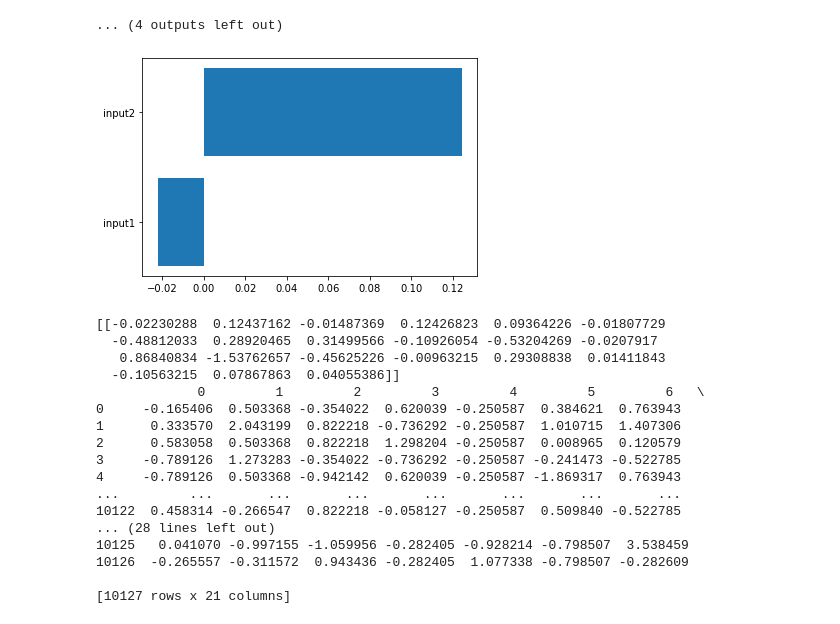
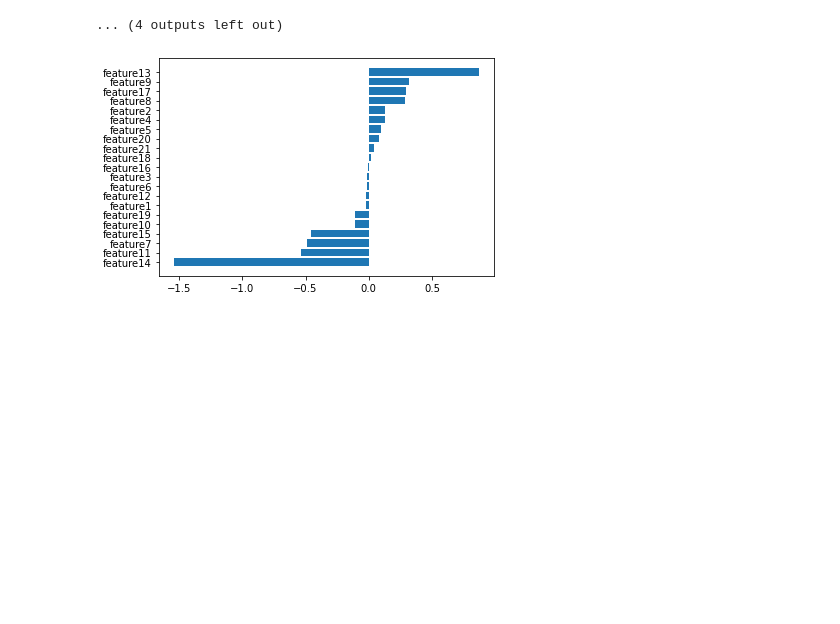
Before and after one commit to franciscoliu/Customer_churning, a Jupyter notebook: final_project.ipynb, the cells around one changed output. Drawn from its saved outputs; the diff is of its cells as text; code cells hidden in the pictures; blank space fills up the shorter version.

Commit message:
Update svm feature importance

```diff
--- a/final_project.ipynb
+++ b/final_project.ipynb
@@ -323,38 +323,22 @@ Area under the Receiver Operating Characteristic curve: 0.9012367764561264
 # %%
 from sklearn import svm
 
 def f_importances(coef, names):
     imp = coef
     imp,names = zip(*sorted(zip(imp,names)))
     plt.barh(range(len(names)), imp, align='center')
     plt.yticks(range(len(names)), names)
     plt.show()
 
-features_names = ['input1', 'input2']
+feature_names = []
+for i in range(21):
+    s = 'feature' + str(i + 1)
+    feature_names.append(s)
 svm = svm.SVC(kernel='linear')
 svm.fit(X, y)
-f_importances(svm.coef_[0], features_names)
-print(svm.coef_)
-print(X)
+f_importances(svm.coef_[0], feature_names)
 # %% [output]
-[figure, old version]
+[figure, new version]
-[[-0.02230288  0.12437162 -0.01487369  0.12426823  0.09364226 -0.01807729
-  -0.48812033  0.28920465  0.31499566 -0.10926054 -0.53204269 -0.0207917
-   0.86840834 -1.53762657 -0.45625226 -0.00963215  0.29308838  0.01411843
-  -0.10563215  0.07867863  0.04055386]]
-             0         1         2         3         4         5         6   \
-0     -0.165406  0.503368 -0.354022  0.620039 -0.250587  0.384621  0.763943
-1      0.333570  2.043199  0.822218 -0.736292 -0.250587  1.010715  1.407306
-2      0.583058  0.503368  0.822218  1.298204 -0.250587  0.008965  0.120579
-3     -0.789126  1.273283 -0.354022 -0.736292 -0.250587 -0.241473 -0.522785
-4     -0.789126  0.503368 -0.942142  0.620039 -0.250587 -1.869317  0.763943
-...         ...       ...       ...       ...       ...       ...       ...
-10122  0.458314 -0.266547  0.822218 -0.058127 -0.250587  0.509840 -0.522785
-... (28 lines left out)
-10125   0.041070 -0.997155 -1.059956 -0.282405 -0.928214 -0.798507  3.538459
-10126  -0.265557 -0.311572  0.943436 -0.282405  1.077338 -0.798507 -0.282609
-
-[10127 rows x 21 columns]
 # %%
 # Try SVC
 # cv = StratifiedKFold(n_splits=5, shuffle=True)
```
